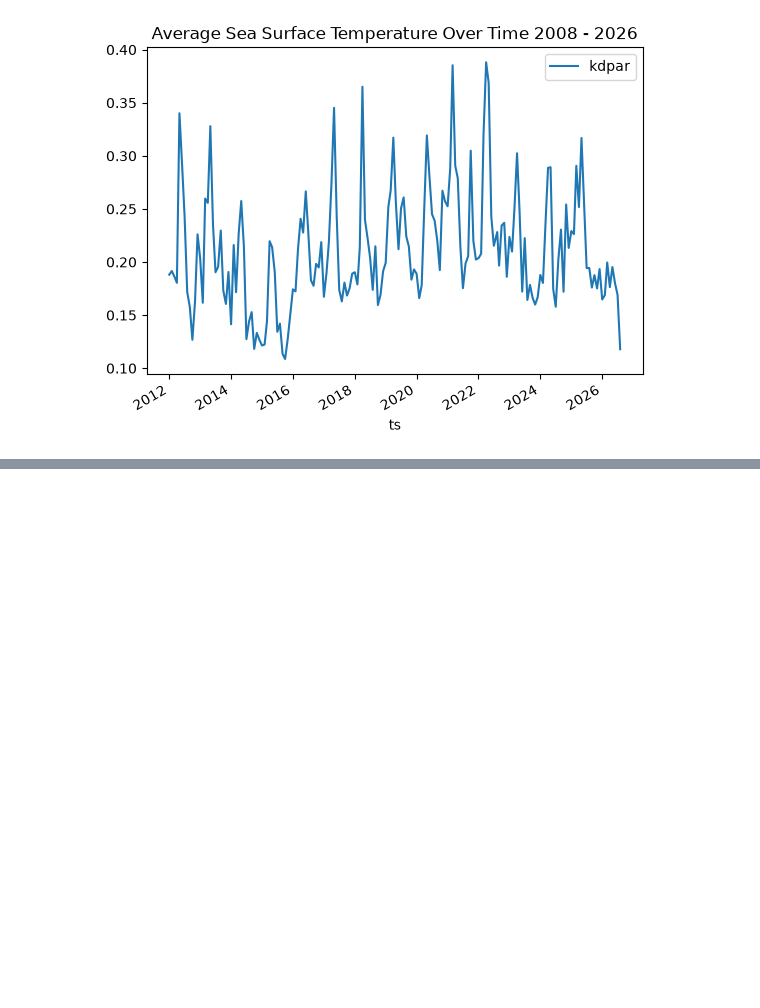
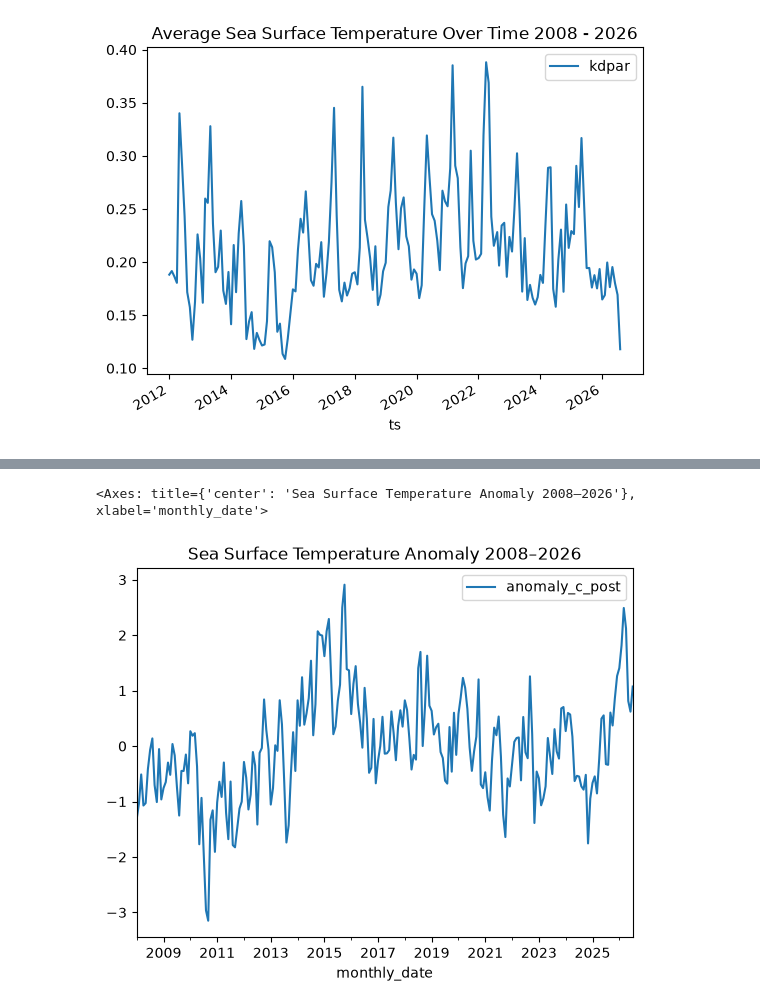
Before and after one commit to EmmaBucket/398_ocean, a Jupyter notebook: Analysis/plots.ipynb, the cells around one changed output, grey strips where cells are left out. Cells and saved outputs as stored; diff of their text form; code cells hidden in the pictures; blank space fills up the shorter version.

```diff
--- a/Analysis/plots.ipynb
+++ b/Analysis/plots.ipynb
@@ -77,0 +145,13 @@ photo_average_by_date.plot(x="ts", y="kdpar", kind="line", title="Average Sea Su
+# %%
+df = con.sql("""
+    SELECT monthly_date, avg(anomaly_c_post) AS anomaly_c_post
+    FROM sst_anomaly
+    GROUP BY monthly_date
+    ORDER BY monthly_date
+""").df()
+
+df.plot(x="monthly_date", y="anomaly_c_post", kind="line",
+        title="Sea Surface Temperature Anomaly 2008–2026")
+# %% [output]
+<Axes: title={'center': 'Sea Surface Temperature Anomaly 2008–2026'}, xlabel='monthly_date'>
+[figure, added]
```
Also changed, not shown: parts of 42 cells of this notebook.
